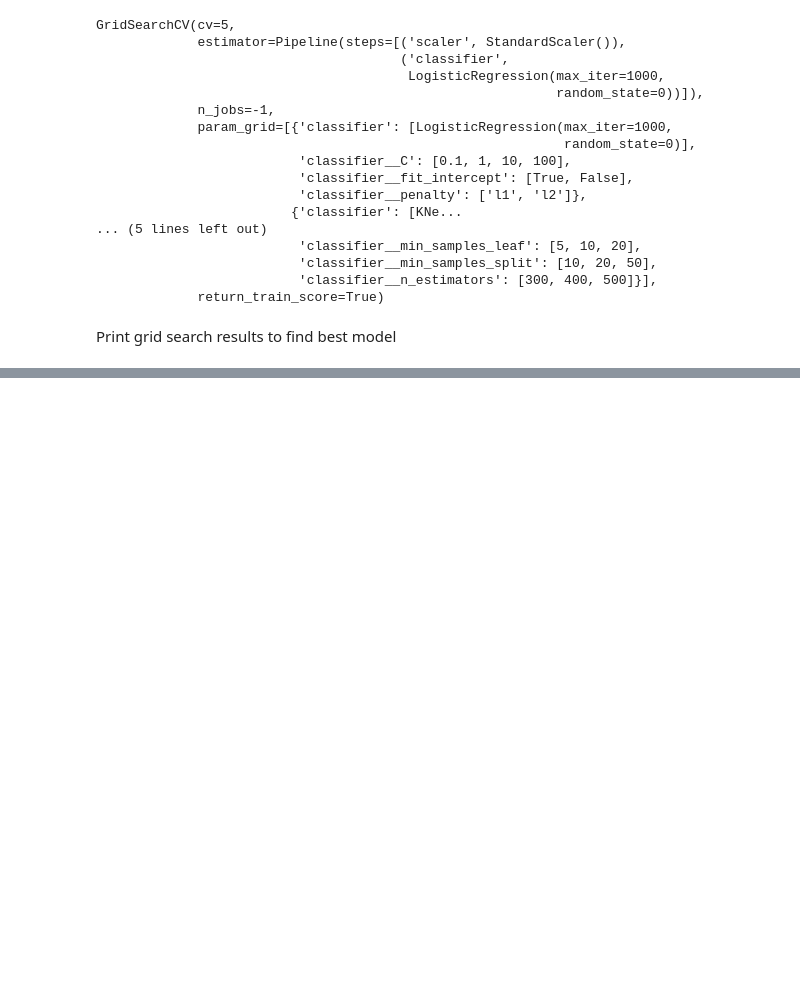
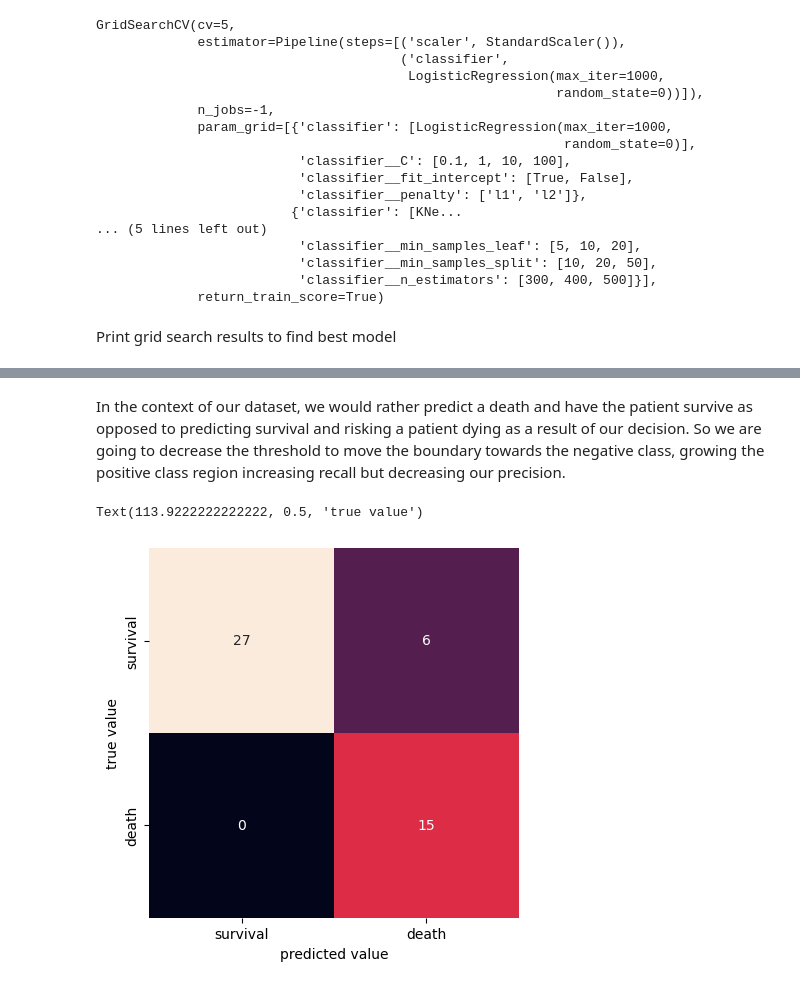
Before and after one commit to VLukeC/ENSF444-HeartFailureModel, a Jupyter notebook: heartfailure.ipynb, the cells around one changed output, grey strips where cells are left out. Cells and saved outputs as stored; diff of their text form; code cells hidden in the pictures; blank space fills up the shorter version.

```diff
--- a/heartfailure.ipynb
+++ b/heartfailure.ipynb
@@ -175,0 +206,14 @@ Test-set score: 0.87
+# %% [markdown]
+In the context of our dataset, we would rather predict a death and have the patient survive as opposed to predicting survival and risking a patient dying as a result of our decision. So we are going to decrease the threshold to move the boundary towards the negative class, growing the positive class region increasing recall but decreasing our precision.
+# %%
+probabilities = best_model.predict_proba(X_val)[:, 1]
+
+new_pred = (probabilities >= 0.30).astype(int)
+
+mat = confusion_matrix(y_val, new_pred)
+sns.heatmap(mat, xticklabels=['survival', 'death'],  yticklabels=['survival', 'death'], square=True, annot=True, cbar=False, fmt='d')
+plt.xlabel('predicted value')
+plt.ylabel('true value')
+# %% [output]
+Text(113.9222222222222, 0.5, 'true value')
+[figure, added]
```
Also changed, not shown: parts of 10 cells of this notebook.
